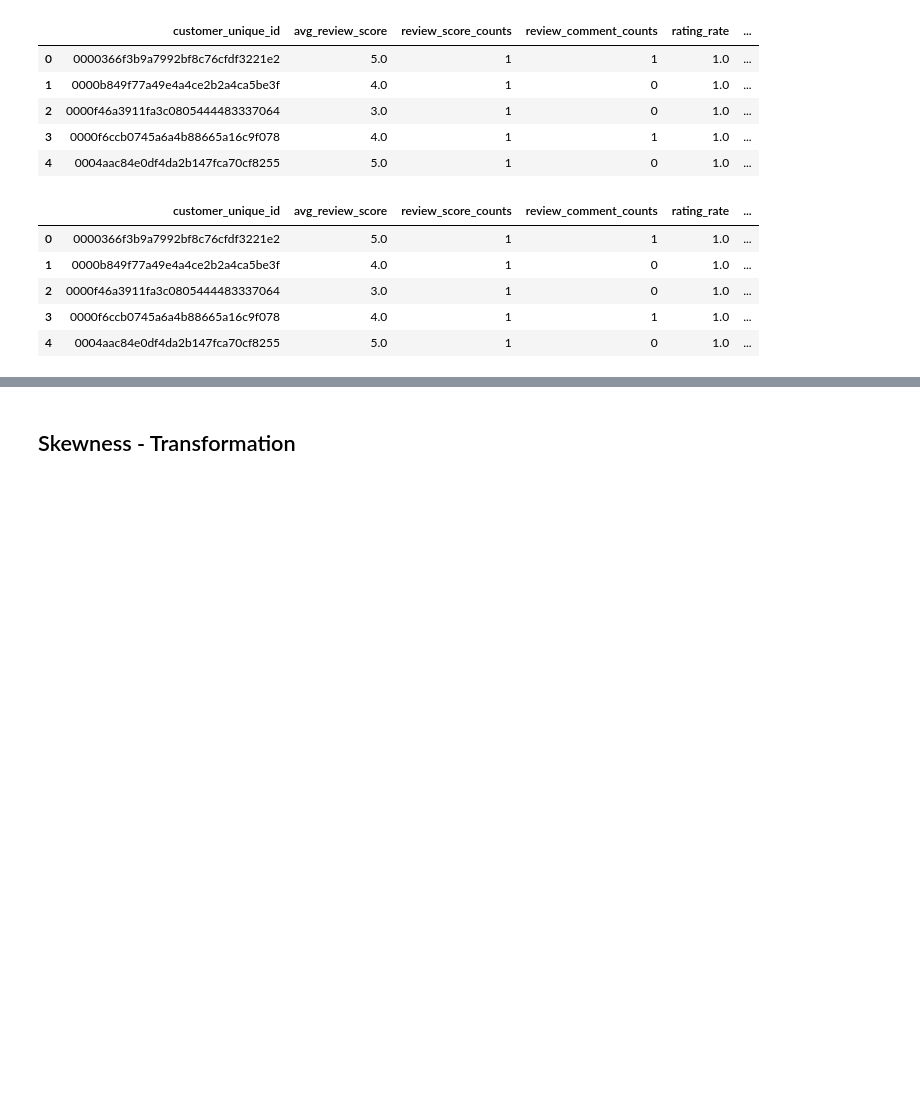
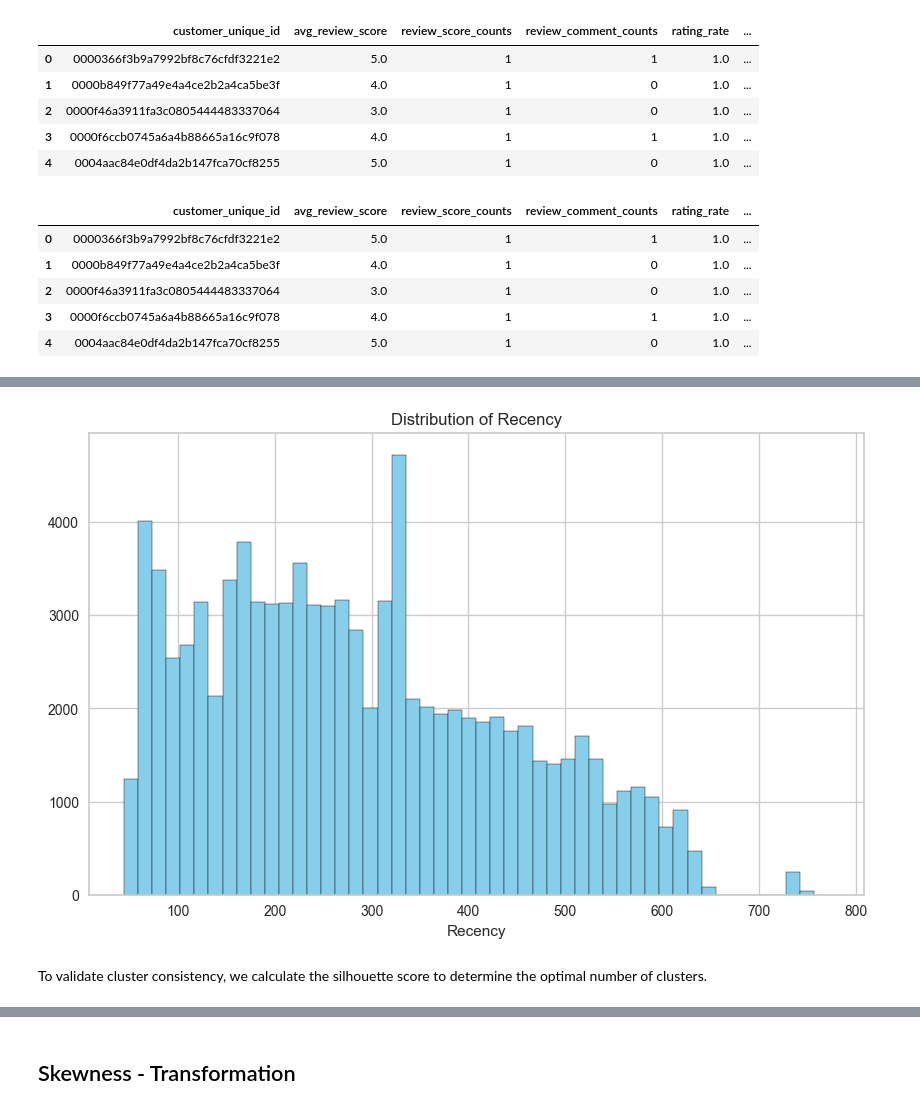
Before and after one commit to CherryLIUxj/Customer-Analysis-Based-On-Olist, a Jupyter notebook: SI618_projectIII.ipynb, the cells around one changed output, grey strips where cells are left out. Drawn from its saved outputs; the diff is of its cells as text; code cells hidden in the pictures; blank space fills up the shorter version.

```diff
--- a/SI618_projectIII.ipynb
+++ b/SI618_projectIII.ipynb
@@ -303,0 +313,2 @@ pd.read_csv('Generated_Dataset/customer_agg_4cluster_proc.csv').head()
+# %%
+customer_agg_rfm = pd.read_csv('Generated_Dataset/customer_agg_4cluster_filtered.csv')[['customer_unique_id','Recency', 'Frequency', 'Monetary']]
@@ -303,0 +319,3 @@ pd.read_csv('Generated_Dataset/customer_agg_4cluster_proc.csv').head()
+# %%
+customer_agg_r = customer_agg_rfm[['customer_unique_id', 'Recency']]
+customer_agg_r.head()
@@ -303,0 +329,10 @@ pd.read_csv('Generated_Dataset/customer_agg_4cluster_proc.csv').head()
+# %%
+plt.figure(figsize=(10, 6))
+plt.hist(customer_agg_r['Recency'], bins=50, color='skyblue', edgecolor='black')
+plt.title('Distribution of Recency')
+plt.xlabel('Recency')
+plt.show()
+# %% [output]
+[figure, added]
+# %% [markdown]
+To validate cluster consistency, we calculate the silhouette score to determine the optimal number of clusters.
```
Also changed, not shown: parts of 62 cells of this notebook, 1 other file.
